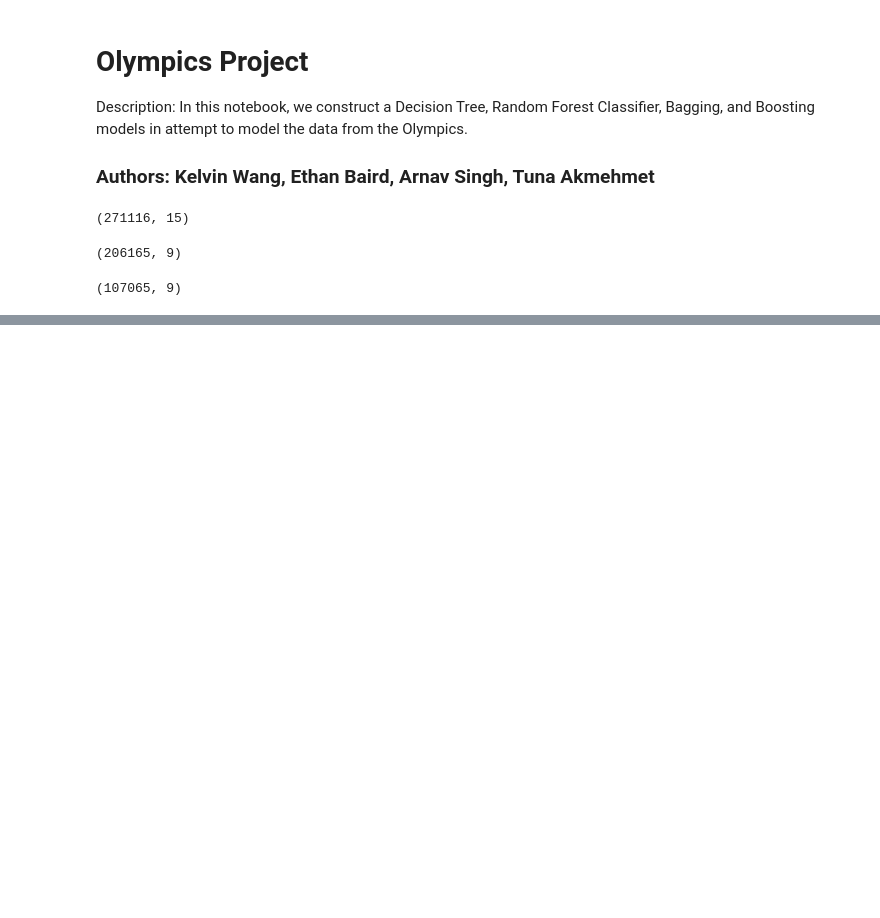
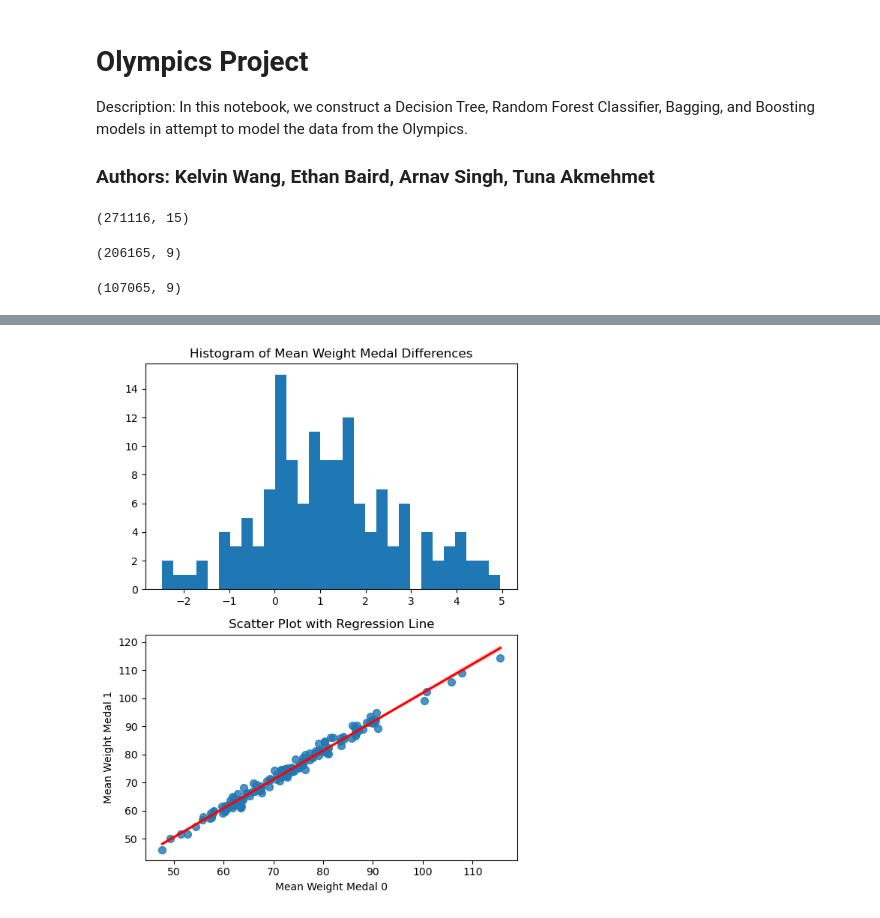
Before and after one commit to arnavsingh0/Olympics, a Jupyter notebook: clean_final.ipynb, the cells around one changed output, grey strips where cells are left out. Saved outputs shown, nothing was run; the diff lists cells and outputs as text; code cells hidden in the pictures; blank space fills up the shorter version.

```diff
--- a/clean_final.ipynb
+++ b/clean_final.ipynb
@@ -121,4 +123,21 @@ merged_df.sort_values(by="diff", ascending = True)
 143 rows × 3 columns
+# %%
+### Plotting this on a graph
+plt.subplot(2,1,1)
+plt.hist(merged_df["diff"], bins=30)
+plt.title("Histogram of Mean Weight Medal Differences")
+plt.subplot(2,1,2)
+# Use seaborn's regplot to add a scatter plot and regression line
+sns.regplot(x='Mean_Weight_Medal_0', y='Mean_Weight_Medal_1', data=merged_df, scatter_kws={'s':50}, line_kws={'color':'red'})
+
+# Add titles and labels
+plt.title('Scatter Plot with Regression Line')
+plt.xlabel('Mean Weight Medal 0')
+plt.ylabel('Mean Weight Medal 1')
+plt.subplots_adjust(bottom=-0.5)
+plt.show()
+# %% [output]
+[figure, added]
 # %%
 # BEGINNING OF UI FOR SELECTION OF SPORT/EVENT
 ###Creating a UI
```
Also changed, not shown: parts of 6 cells of this notebook, 2 other files.
